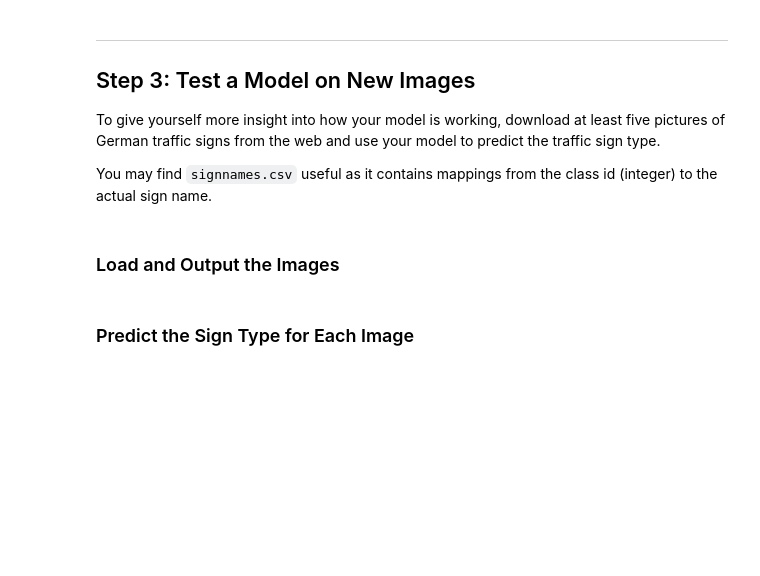
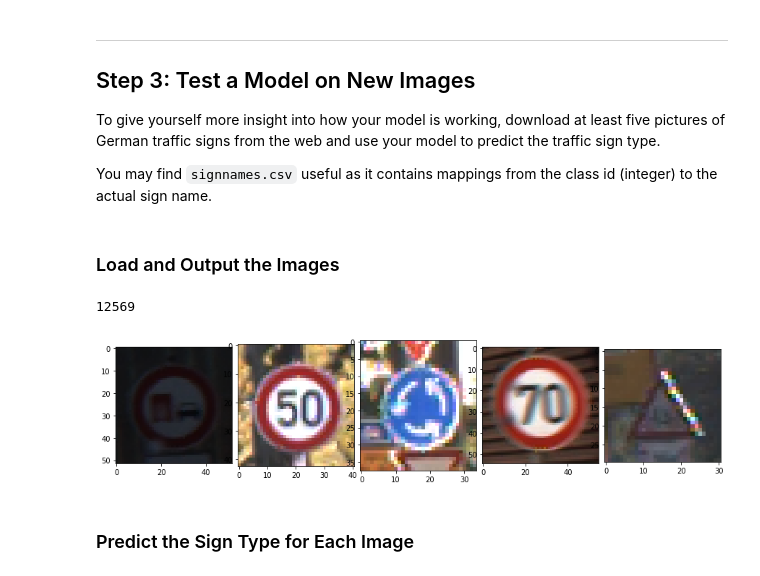
Before and after one commit to carlosbkm/CarND-Traffic-Sign-Classifier, a Jupyter notebook: Traffic_Sign_Classifier.ipynb, the cells around one changed output. Cells and saved outputs as stored; diff of their text form; code cells hidden in the pictures; blank space fills up the shorter version.

```diff
--- a/Traffic_Sign_Classifier.ipynb
+++ b/Traffic_Sign_Classifier.ipynb
@@ -560,33 +599,35 @@ You may find `signnames.csv` useful as it contains mappings from the class id (i
 # %%
 ### Load the images and plot them here.
 ### Feel free to use as many code cells as needed.
 import os
 import matplotlib.image as mpimg
 from sklearn.utils import shuffle
 
 # test on own images
 own_images = np.array([mpimg.imread("new-test-images/GTSRB/Online-Test/Images/" + imageName) for imageName in os.listdir("new-test-images/GTSRB/Online-Test/Images")])
 print(own_images.size)
 
 own_images = shuffle(own_images)
 images_sample = own_images[0:5]
 
 resized_images = np.array([cv2.resize(image, (32, 32)) for image in images_sample])
 
 #for image in resized_images:
  #   print(image.shape)
   #  plt.imshow(image)
    # print()
     #plt.show()
 
 count = len(resized_images)
 fig, axs = plt.subplots(1, 5, figsize=(15, 10))
 fig.subplots_adjust(hspace = .5, wspace=.05)
 axs = axs.ravel()
 for i in range(0, count):
     image = own_images[i]
-    evaluated = inferred_signs[i]
     axs[i].imshow(image)
+# %% [output]
+12569
+[figure, added]
 # %% [markdown]
 ### Predict the Sign Type for Each Image
 # %%
```
Also changed, not shown: parts of 6 cells of this notebook, 3 other files.
